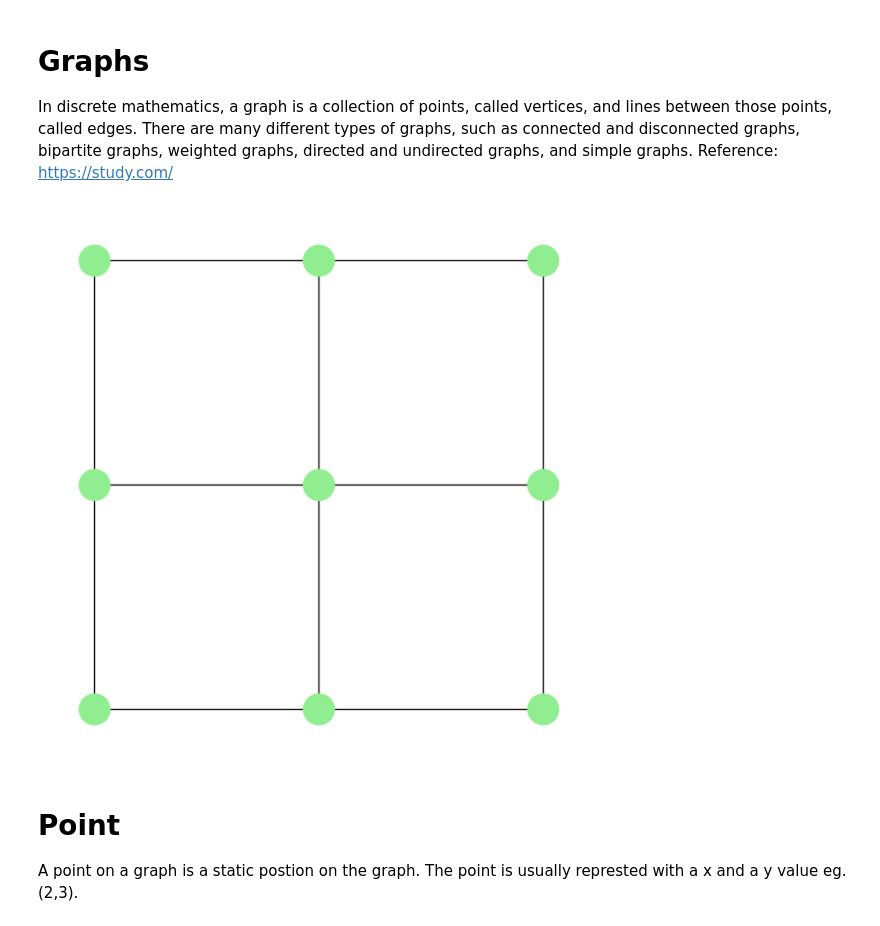
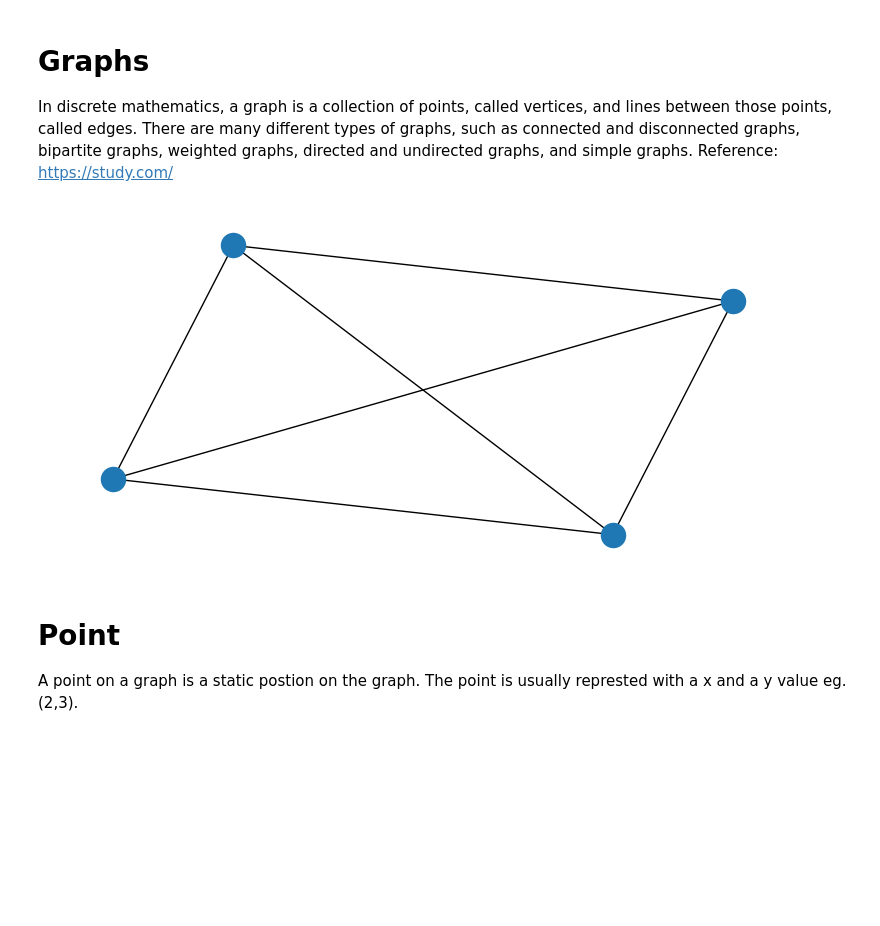
Before and after one commit to MatthewCorcoran/GraphTheoryProject, a Jupyter notebook: graph_isomorphism.ipynb, the cells around one changed output. Drawn from its saved outputs; the diff is of its cells as text; code cells hidden in the pictures; blank space fills up the shorter version.

```diff
--- a/graph_isomorphism.ipynb
+++ b/graph_isomorphism.ipynb
@@ -14,14 +14,11 @@ import networkx as nx
 # **Graphs**
 In discrete mathematics, a graph is a collection of points, called vertices, and lines between those points, called edges. There are many different types of graphs, such as connected and disconnected graphs, bipartite graphs, weighted graphs, directed and undirected graphs, and simple graphs.
 Reference: https://study.com/
-# %%
-
-G = nx.grid_2d_graph(3,3)
-plt.figure(figsize=(6,6))
-pos = {(x,y):(y,-x) for x,y in G.nodes()}
-nx.draw(G, pos=pos, node_color='lightgreen',  node_size=600)
-# %% [output]
-[figure, removed]
+# %%
+G = nx.complete_graph(4)
+nx.draw(G)
+# %% [output]
+[figure, added]
 # %% [markdown]
 # **Point**
 A point on a graph is a static postion on the graph.
```
